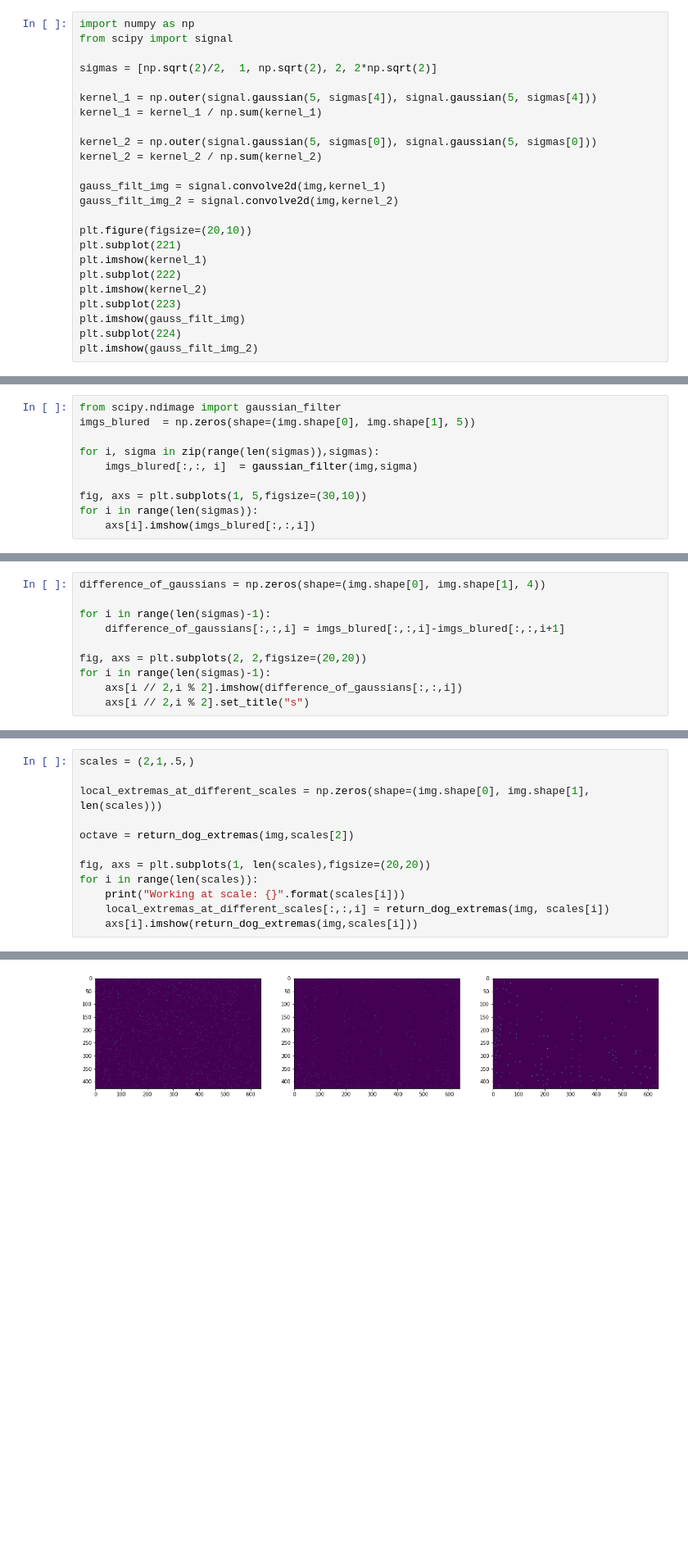
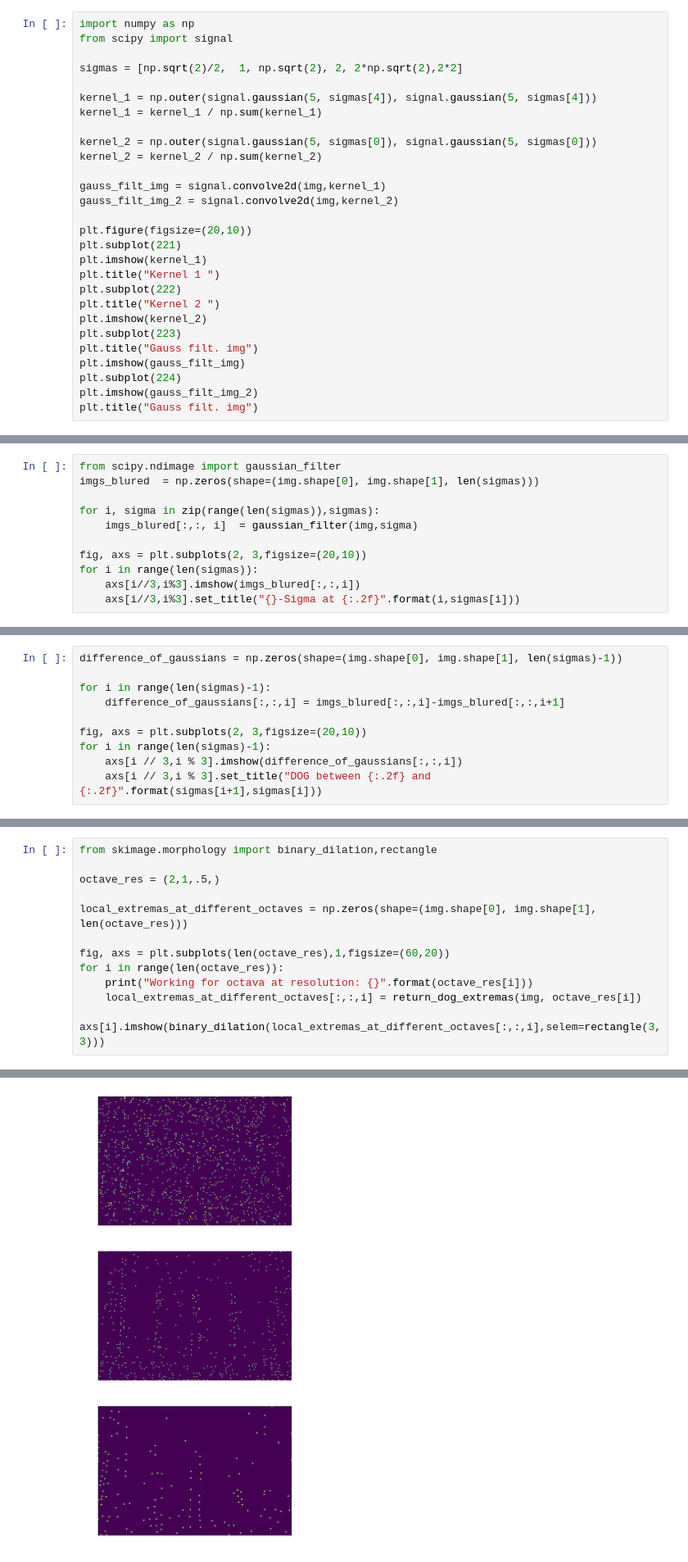
Before and after one commit to Miro001/advanced-computer-vision, a Jupyter notebook: 1.SIFT.ipynb, the cells around one changed output, grey strips where cells are left out. Shown at 82% size. Cells and saved outputs as stored; diff of their text form; blank space fills up the shorter version.

```diff
--- a/1.SIFT.ipynb
+++ b/1.SIFT.ipynb
@@ -16,7 +29,7 @@ plt.imshow(img)
 import numpy as np
 from scipy import signal
 
-sigmas = [np.sqrt(2)/2,  1, np.sqrt(2), 2, 2*np.sqrt(2)]
+sigmas = [np.sqrt(2)/2,  1, np.sqrt(2), 2, 2*np.sqrt(2),2*2]
 
 kernel_1 = np.outer(signal.gaussian(5, sigmas[4]), signal.gaussian(5, sigmas[4]))
 kernel_1 = kernel_1 / np.sum(kernel_1)
@@ -30,10 +43,14 @@ gauss_filt_img_2 = signal.convolve2d(img,kernel_2)
 plt.figure(figsize=(20,10))
 plt.subplot(221)
 plt.imshow(kernel_1)
+plt.title("Kernel 1 ")
 plt.subplot(222)
+plt.title("Kernel 2 ")
 plt.imshow(kernel_2)
 plt.subplot(223)
+plt.title("Gauss filt. img")
 plt.imshow(gauss_filt_img)
 plt.subplot(224)
 plt.imshow(gauss_filt_img_2)
+plt.title("Gauss filt. img")
 # %% [output]
@@ -42,11 +59,12 @@ plt.imshow(gauss_filt_img_2)
 # %%
 from scipy.ndimage import gaussian_filter
-imgs_blured  = np.zeros(shape=(img.shape[0], img.shape[1], 5))
+imgs_blured  = np.zeros(shape=(img.shape[0], img.shape[1], len(sigmas)))
 
 for i, sigma in zip(range(len(sigmas)),sigmas):
     imgs_blured[:,:, i]  = gaussian_filter(img,sigma)
 
-fig, axs = plt.subplots(1, 5,figsize=(30,10))
+fig, axs = plt.subplots(2, 3,figsize=(20,10))
 for i in range(len(sigmas)):
-    axs[i].imshow(imgs_blured[:,:,i])
+    axs[i//3,i%3].imshow(imgs_blured[:,:,i])
+    axs[i//3,i%3].set_title("{}-Sigma at {:.2f}".format(i,sigmas[i]))
 # %% [output]
@@ -54,11 +72,11 @@ for i in range(len(sigmas)):
 # %%
-difference_of_gaussians = np.zeros(shape=(img.shape[0], img.shape[1], 4))
+difference_of_gaussians = np.zeros(shape=(img.shape[0], img.shape[1], len(sigmas)-1))
 
 for i in range(len(sigmas)-1):
     difference_of_gaussians[:,:,i] = imgs_blured[:,:,i]-imgs_blured[:,:,i+1]
 
-fig, axs = plt.subplots(2, 2,figsize=(20,20))
+fig, axs = plt.subplots(2, 3,figsize=(20,10))
 for i in range(len(sigmas)-1):
-    axs[i // 2,i % 2].imshow(difference_of_gaussians[:,:,i])
-    axs[i // 2,i % 2].set_title("s")
+    axs[i // 3,i % 3].imshow(difference_of_gaussians[:,:,i])
+    axs[i // 3,i % 3].set_title("DOG between {:.2f} and {:.2f}".format(sigmas[i+1],sigmas[i]))
 # %% [output]
@@ -115,15 +128,15 @@ def return_dog_extremas(img, im_scale):
 
     return transform.resize(key_points_candidates, output_shape=(img.shape[0],img.shape[1]))
 # %%
-scales = (2,1,.5,)
+from skimage.morphology import binary_dilation,rectangle
 
-local_extremas_at_different_scales = np.zeros(shape=(img.shape[0], img.shape[1], len(scales)))
+octave_res = (2,1,.5,)
 
-octave = return_dog_extremas(img,scales[2])
+local_extremas_at_different_octaves = np.zeros(shape=(img.shape[0], img.shape[1], len(octave_res)))
 
-fig, axs = plt.subplots(1, len(scales),figsize=(20,20))
-for i in range(len(scales)):
-    print("Working at scale: {}".format(scales[i]))
-    local_extremas_at_different_scales[:,:,i] = return_dog_extremas(img, scales[i])
-    axs[i].imshow(return_dog_extremas(img,scales[i]))
+fig, axs = plt.subplots(len(octave_res),1,figsize=(60,20))
+for i in range(len(octave_res)):
+    print("Working for octava at resolution: {}".format(octave_res[i]))
+    local_extremas_at_different_octaves[:,:,i] = return_dog_extremas(img, octave_res[i])
+    axs[i].imshow(binary_dilation(local_extremas_at_different_octaves[:,:,i],selem=rectangle(3,3)))
 # %% [output]
@@ -133,3 +146,3 @@ Working at scale: 0.5
-[figure, old version]
+[figure, new version]
 # %%
 fig, ax = plt.subplots() # note we must use plt.subplots, not plt.subplot
```
Also changed, not shown: parts of 10 cells of this notebook.
